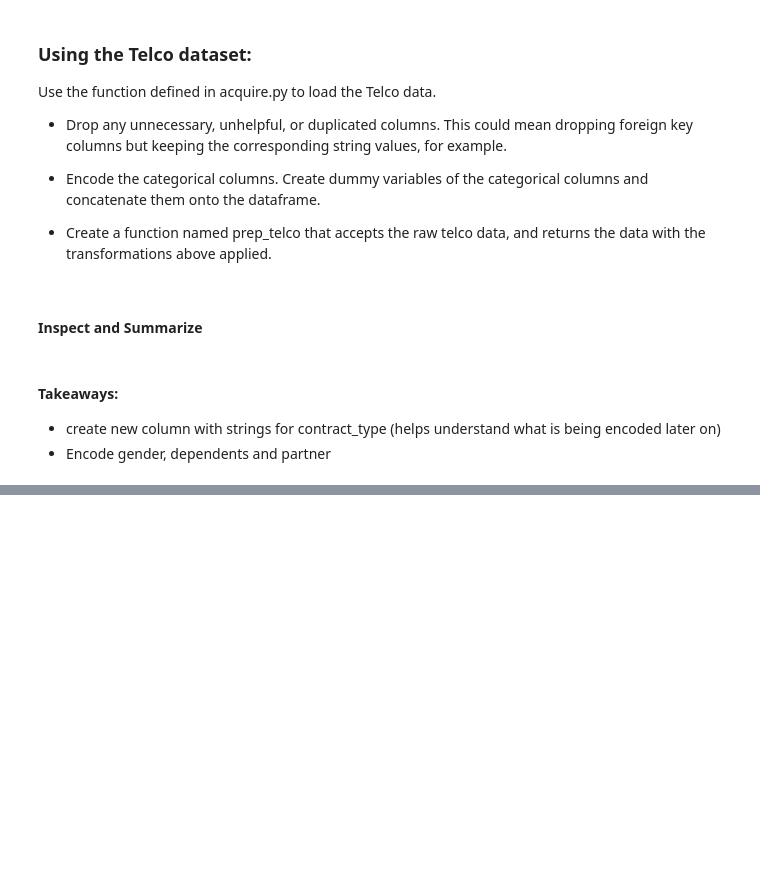
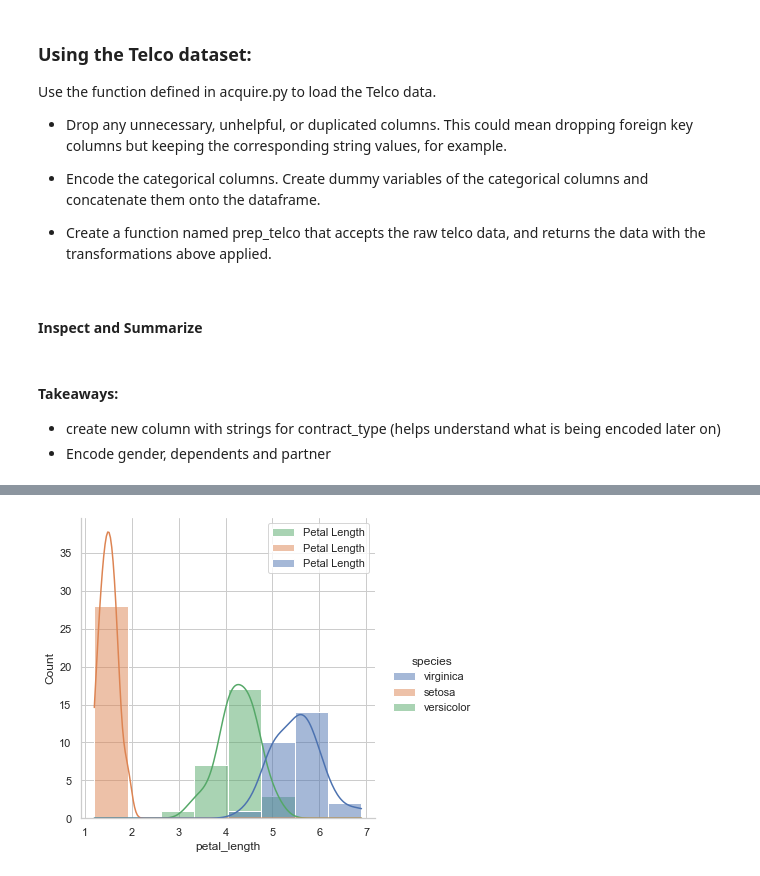
Before and after one commit to jeneyring/classification-exercises, a Jupyter notebook: classification-exercises.ipynb, the cells around one changed output, grey strips where cells are left out. Saved outputs shown, nothing was run; the diff lists cells and outputs as text; code cells hidden in the pictures; blank space fills up the shorter version.

Commit message:
learn to train

```diff
--- a/classification-exercises.ipynb
+++ b/classification-exercises.ipynb
@@ -305,0 +348,9 @@ train, validate, test = prepare.prep_iris(df)
+# %%
+#using species as a columned hue shows us that the petal length has relation to what species it is when it comes to setosa,
+#versicolor and virginica seem fairly similar in petal length size
+sns.displot(data=train, x="petal_length", hue="species", label="Petal Length", kde=True)
+
+plt.legend()
+plt.show()
+# %% [output]
+[figure, added]
```
Also changed, not shown: parts of 13 cells of this notebook.
